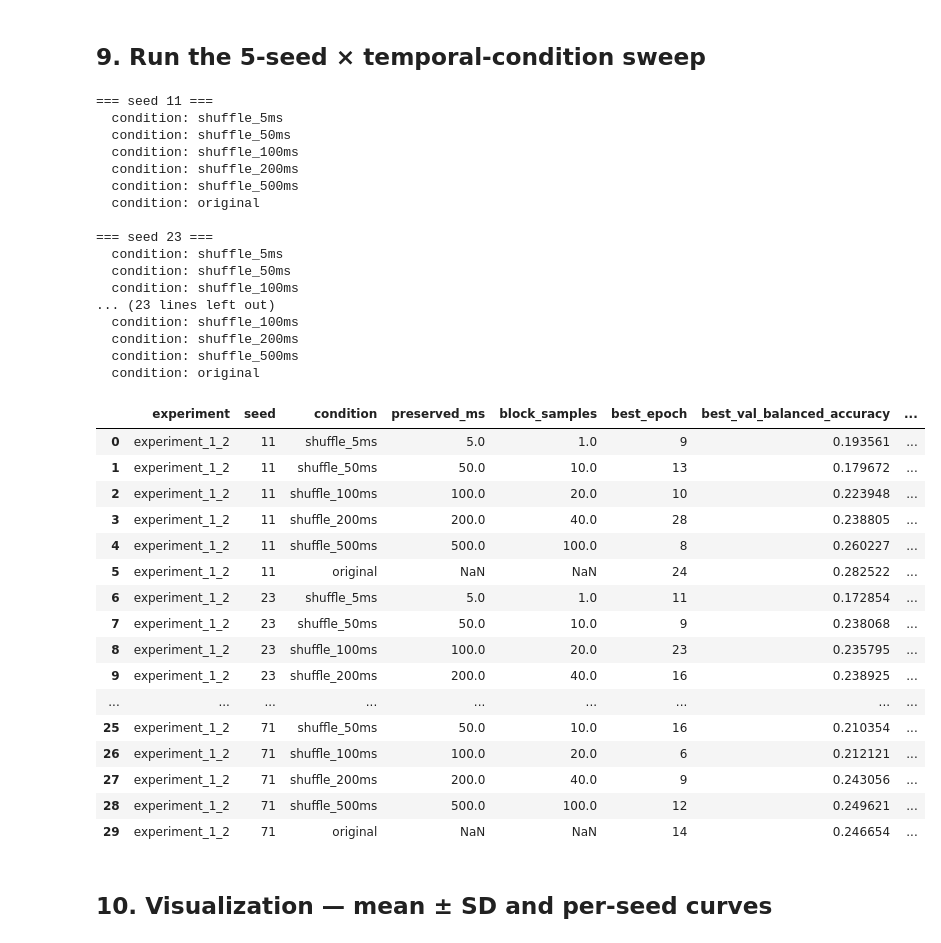
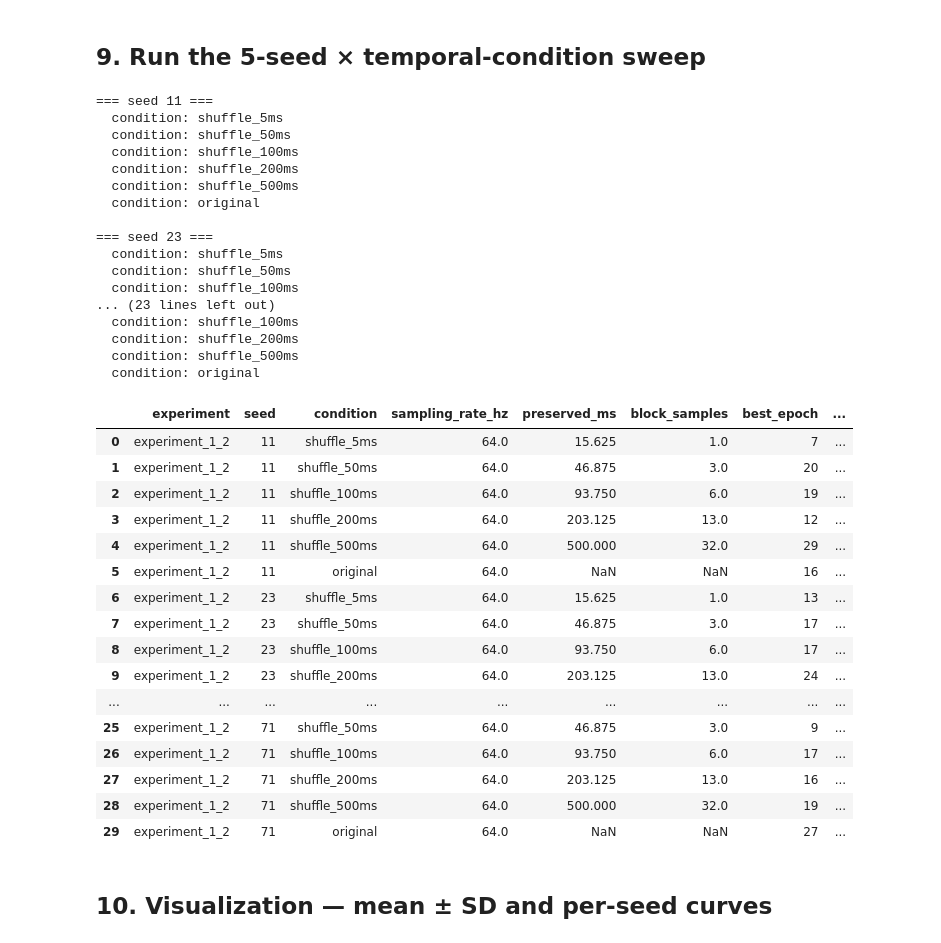
Before and after one commit to hellowPluto78700/writingRing, a Jupyter notebook: notebooks/experiment_1_2_event_temporal_shuffle.ipynb, the cells around one changed output. Drawn from its saved outputs; the diff is of its cells as text; code cells hidden in the pictures.

```diff
--- a/notebooks/experiment_1_2_event_temporal_shuffle.ipynb
+++ b/notebooks/experiment_1_2_event_temporal_shuffle.ipynb
@@ -75,8 +75,8 @@ CUDA available: True
 # Point these to the two *combination* directories, using the same convention as
 # notebooks/experiment_C_frequency_benchmark_sweep.ipynb. The repository loader
 # accepts either the dataset root or its segmentation_padded child.
-ACTION0_COMBINATION_DIR = REPO_ROOT / "outputs/action0_wavelets_1_2_4_8_16"
-ACTION1_COMBINATION_DIR = REPO_ROOT / "outputs/action1_wavelets_1_2_4_8_16"
+ACTION0_COMBINATION_DIR = REPO_ROOT / "outputs/action0_wavelets_0e5_1_2_4_8_sr_64"
+ACTION1_COMBINATION_DIR = REPO_ROOT / "outputs/action1_wavelets_0e5_1_2_4_8_sr_64"
 DATASET_ROOTS = [ACTION0_COMBINATION_DIR, ACTION1_COMBINATION_DIR]
 
 # Exactly five master seeds. Each master seed controls model init, DataLoader
@@ -100,7 +100,8 @@ LEARNING_RATE = 5e-4
 WEIGHT_DECAY = 0.0
 DEVICE = torch.device("cuda" if torch.cuda.is_available() else "cpu")
 
-# Primary Phase-A temporal conditions. At 200 Hz: 1 sample = 5 ms.
+# Primary Phase-A temporal conditions. Requested in milliseconds; conversion
+# to samples uses the selected dataset's sampling_rate_hz metadata.
 BLOCK_DURATIONS_MS = (5, 50, 100, 200, 500)
 CONDITIONS = tuple(f"shuffle_{ms}ms" for ms in BLOCK_DURATIONS_MS) + ("original",)
 
@@ -170,10 +171,27 @@ data = load_acceleration_data(
     require_reconstruction=REQUIRE_RECONSTRUCTION,
 )
 
-sampling_rates = {float(m.sampling_rate_hz) for m in data.producer_metadatas}
-if len(sampling_rates) != 1:
-    raise ValueError(f"Expected one shared sampling rate, got {sampling_rates}")
-SAMPLING_RATE_HZ = sampling_rates.pop()
+def read_dataset_sampling_rate_hz(data) -> float:
+    """Return the one sampling rate declared by the selected dataset roots."""
+    rates_by_root = {
+        str(root): float(metadata.sampling_rate_hz)
+        for root, metadata in zip(
+            data.padded_roots, data.producer_metadatas, strict=True
+        )
+    }
+    rates = sorted(set(rates_by_root.values()))
+    if len(rates) != 1:
+        raise ValueError(
+            "Selected dataset roots must share sampling_rate_hz metadata; "
+            f"got {rates_by_root}"
+        )
+    rate = rates[0]
+    if not np.isfinite(rate) or rate <= 0:
+        raise ValueError(f"Invalid dataset sampling_rate_hz metadata: {rate!r}")
+    return rate
+
+
+SAMPLING_RATE_HZ = read_dataset_sampling_rate_hz(data)
 
 rows = []
 for package_index, package in enumerate(data.packages):
@@ -578,6 +596,7 @@ for master_seed in SEEDS:
             "experiment": EXPERIMENT_ID,
             "seed": master_seed,
             "condition": condition,
+            "sampling_rate_hz": SAMPLING_RATE_HZ,
             "preserved_ms": preserved_ms,
             "block_samples": block,
             "best_epoch": best_epoch,
@@ -586,50 +605,50 @@ for master_seed in SEEDS:
         })
         h = history.copy()
         h["seed"] = master_seed
         h["condition"] = condition
         training_history_rows.append(h)
 
 results = pd.DataFrame(all_rows)
 training_history = pd.concat(training_history_rows, ignore_index=True)
 RESULTS_DIR.mkdir(parents=True, exist_ok=True)
 results.to_csv(RESULTS_DIR / f"{EXPERIMENT_ID}_results.csv", index=False)
 training_history.to_csv(RESULTS_DIR / f"{EXPERIMENT_ID}_training_history.csv", index=False)
 display(results)
 # %% [output]
 === seed 11 ===
   condition: shuffle_5ms
   condition: shuffle_50ms
   condition: shuffle_100ms
   condition: shuffle_200ms
   condition: shuffle_500ms
   condition: original
 
 === seed 23 ===
   condition: shuffle_5ms
   condition: shuffle_50ms
   condition: shuffle_100ms
 ... (23 lines left out)
   condition: shuffle_100ms
   condition: shuffle_200ms
   condition: shuffle_500ms
   condition: original
-|  | experiment | seed | condition | preserved_ms | block_samples | best_epoch | best_val_balanced_accuracy | ... |
-| 0 | experiment_1_2 | 11 | shuffle_5ms | 5.0 | 1.0 | 9 | 0.193561 | ... |
-| 1 | experiment_1_2 | 11 | shuffle_50ms | 50.0 | 10.0 | 13 | 0.179672 | ... |
-| 2 | experiment_1_2 | 11 | shuffle_100ms | 100.0 | 20.0 | 10 | 0.223948 | ... |
-| 3 | experiment_1_2 | 11 | shuffle_200ms | 200.0 | 40.0 | 28 | 0.238805 | ... |
-| 4 | experiment_1_2 | 11 | shuffle_500ms | 500.0 | 100.0 | 8 | 0.260227 | ... |
-| 5 | experiment_1_2 | 11 | original | NaN | NaN | 24 | 0.282522 | ... |
-| 6 | experiment_1_2 | 23 | shuffle_5ms | 5.0 | 1.0 | 11 | 0.172854 | ... |
-| 7 | experiment_1_2 | 23 | shuffle_50ms | 50.0 | 10.0 | 9 | 0.238068 | ... |
-| 8 | experiment_1_2 | 23 | shuffle_100ms | 100.0 | 20.0 | 23 | 0.235795 | ... |
-| 9 | experiment_1_2 | 23 | shuffle_200ms | 200.0 | 40.0 | 16 | 0.238925 | ... |
+|  | experiment | seed | condition | sampling_rate_hz | preserved_ms | block_samples | best_epoch | ... |
+| 0 | experiment_1_2 | 11 | shuffle_5ms | 64.0 | 15.625 | 1.0 | 7 | ... |
+| 1 | experiment_1_2 | 11 | shuffle_50ms | 64.0 | 46.875 | 3.0 | 20 | ... |
+| 2 | experiment_1_2 | 11 | shuffle_100ms | 64.0 | 93.750 | 6.0 | 19 | ... |
+| 3 | experiment_1_2 | 11 | shuffle_200ms | 64.0 | 203.125 | 13.0 | 12 | ... |
+| 4 | experiment_1_2 | 11 | shuffle_500ms | 64.0 | 500.000 | 32.0 | 29 | ... |
+| 5 | experiment_1_2 | 11 | original | 64.0 | NaN | NaN | 16 | ... |
+| 6 | experiment_1_2 | 23 | shuffle_5ms | 64.0 | 15.625 | 1.0 | 13 | ... |
+| 7 | experiment_1_2 | 23 | shuffle_50ms | 64.0 | 46.875 | 3.0 | 17 | ... |
+| 8 | experiment_1_2 | 23 | shuffle_100ms | 64.0 | 93.750 | 6.0 | 17 | ... |
+| 9 | experiment_1_2 | 23 | shuffle_200ms | 64.0 | 203.125 | 13.0 | 24 | ... |
 | ... | ... | ... | ... | ... | ... | ... | ... | ... |
-| 25 | experiment_1_2 | 71 | shuffle_50ms | 50.0 | 10.0 | 16 | 0.210354 | ... |
-| 26 | experiment_1_2 | 71 | shuffle_100ms | 100.0 | 20.0 | 6 | 0.212121 | ... |
-| 27 | experiment_1_2 | 71 | shuffle_200ms | 200.0 | 40.0 | 9 | 0.243056 | ... |
-| 28 | experiment_1_2 | 71 | shuffle_500ms | 500.0 | 100.0 | 12 | 0.249621 | ... |
-| 29 | experiment_1_2 | 71 | original | NaN | NaN | 14 | 0.246654 | ... |
+| 25 | experiment_1_2 | 71 | shuffle_50ms | 64.0 | 46.875 | 3.0 | 9 | ... |
+| 26 | experiment_1_2 | 71 | shuffle_100ms | 64.0 | 93.750 | 6.0 | 17 | ... |
+| 27 | experiment_1_2 | 71 | shuffle_200ms | 64.0 | 203.125 | 13.0 | 16 | ... |
+| 28 | experiment_1_2 | 71 | shuffle_500ms | 64.0 | 500.000 | 32.0 | 19 | ... |
+| 29 | experiment_1_2 | 71 | original | 64.0 | NaN | NaN | 27 | ... |
 # %% [markdown]
 ## 10. Visualization — mean ± SD and per-seed curves
 # %%
```
Also changed, not shown: parts of 5 cells of this notebook, 5 other files.
